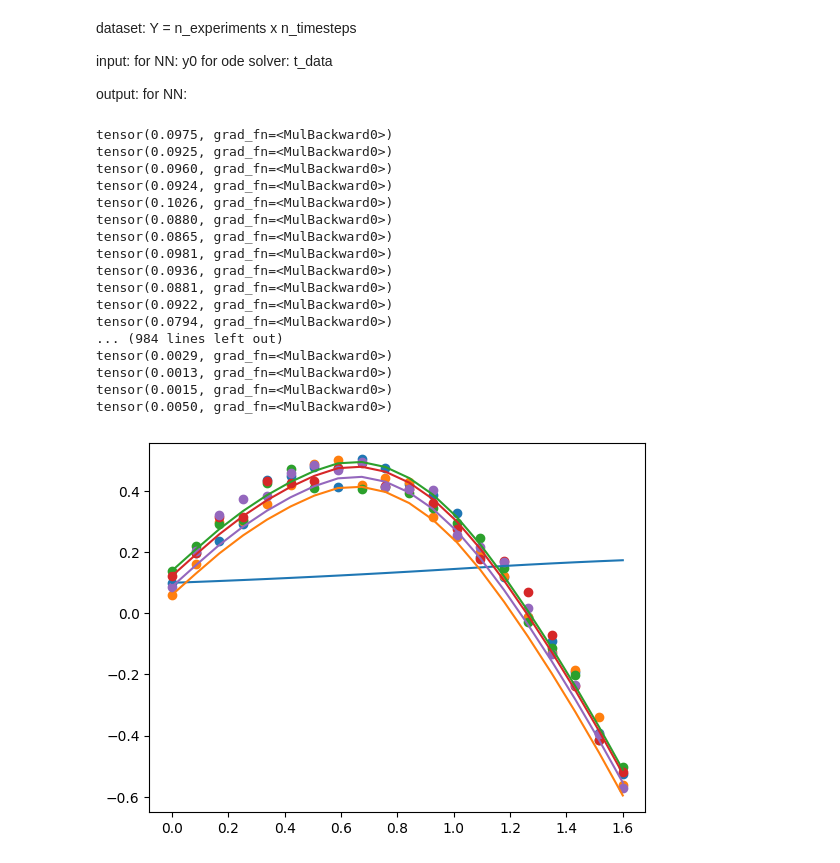
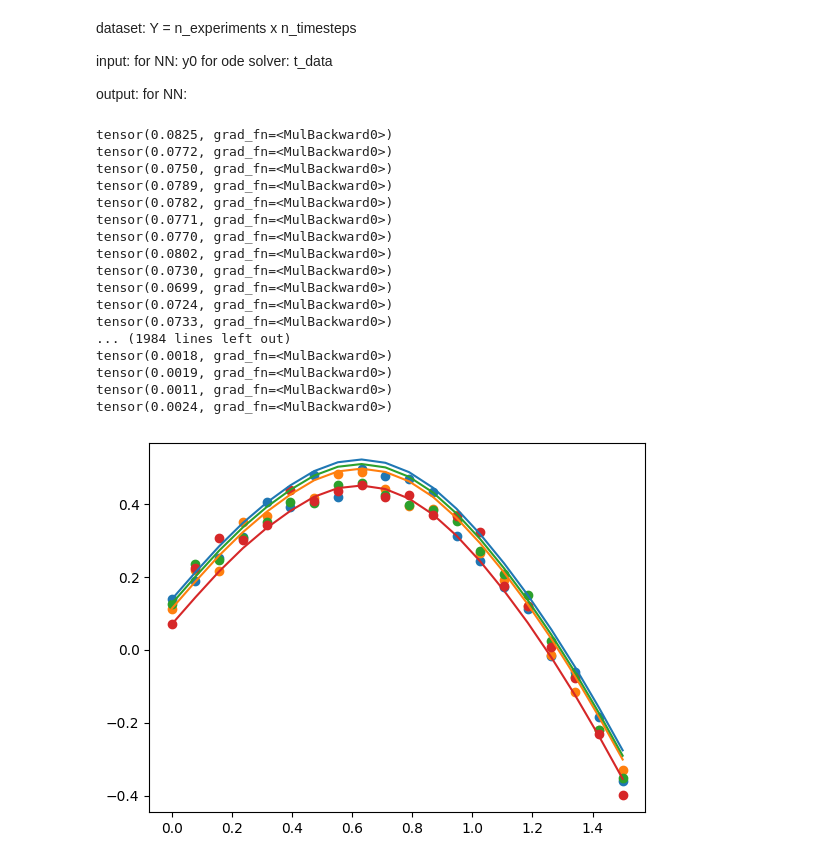
Before and after one commit to antosjakub/neural_diff_eqs, a Jupyter notebook: tryout.ipynb, the cells around one changed output. Saved outputs shown, nothing was run; the diff lists cells and outputs as text; code cells hidden in the pictures.

Commit message:
chore: correcting plot & time interval

```diff
--- a/tryout.ipynb
+++ b/tryout.ipynb
@@ -44,7 +42,7 @@ def Euler(f, y0, t):
 t_min, t_max = 0, 1.5
 ss = 0.1
 n_timesteps = 20
-t_data = torch.linspace(t_min, t_max+ss, n_timesteps)
+t_data = torch.linspace(t_min, t_max, n_timesteps)
 y_data = y(t_data)
 # %%
 from matplotlib import pyplot as plt
@@ -64,10 +62,10 @@ plt.plot(t_data, y_euler)
 # %%
-n_experiments = 1000
+n_experiments = 2000
 max_err = 0.05
 noise = max_err * 2 * (torch.rand(n_experiments, n_timesteps) - 0.5)
 Y = noise + y_data
 # %%
-for n in range(5):
+for n in range(1,5):
     plt.scatter(t_data, Y[-n])
     plt.plot(t_data, Y[-n])
 # %% [output]
@@ -109,29 +107,29 @@ for e in range(n_experiments):
     optimizer.step() # Update weights
     Y_preds[e] = y_euler
 # %% [output]
-tensor(0.0975, grad_fn=<MulBackward0>)
-tensor(0.0925, grad_fn=<MulBackward0>)
-tensor(0.0960, grad_fn=<MulBackward0>)
-tensor(0.0924, grad_fn=<MulBackward0>)
-tensor(0.1026, grad_fn=<MulBackward0>)
-tensor(0.0880, grad_fn=<MulBackward0>)
-tensor(0.0865, grad_fn=<MulBackward0>)
-tensor(0.0981, grad_fn=<MulBackward0>)
-tensor(0.0936, grad_fn=<MulBackward0>)
-tensor(0.0881, grad_fn=<MulBackward0>)
-tensor(0.0922, grad_fn=<MulBackward0>)
-tensor(0.0794, grad_fn=<MulBackward0>)
-... (984 lines left out)
-tensor(0.0029, grad_fn=<MulBackward0>)
-tensor(0.0013, grad_fn=<MulBackward0>)
-tensor(0.0015, grad_fn=<MulBackward0>)
-tensor(0.0050, grad_fn=<MulBackward0>)
+tensor(0.0825, grad_fn=<MulBackward0>)
+tensor(0.0772, grad_fn=<MulBackward0>)
+tensor(0.0750, grad_fn=<MulBackward0>)
+tensor(0.0789, grad_fn=<MulBackward0>)
+tensor(0.0782, grad_fn=<MulBackward0>)
+tensor(0.0771, grad_fn=<MulBackward0>)
+tensor(0.0770, grad_fn=<MulBackward0>)
+tensor(0.0802, grad_fn=<MulBackward0>)
+tensor(0.0730, grad_fn=<MulBackward0>)
+tensor(0.0699, grad_fn=<MulBackward0>)
+tensor(0.0724, grad_fn=<MulBackward0>)
+tensor(0.0733, grad_fn=<MulBackward0>)
+... (1984 lines left out)
+tensor(0.0018, grad_fn=<MulBackward0>)
+tensor(0.0019, grad_fn=<MulBackward0>)
+tensor(0.0011, grad_fn=<MulBackward0>)
+tensor(0.0024, grad_fn=<MulBackward0>)
 # %%
-for n in range(5):
+for n in range(1,5):
     plt.scatter(t_data, Y[-n].detach())
     plt.plot(t_data, Y_preds[-n].detach())
 # %% [output]
-[figure, old version]
+[figure, new version]
 # %%
 plt.plot(t_data, f(t_data))
 plt.plot(t_data, [f_model.forward(torch.tensor([t])).detach() for t in t_data])
```
Also changed, not shown: parts of 5 cells of this notebook.
